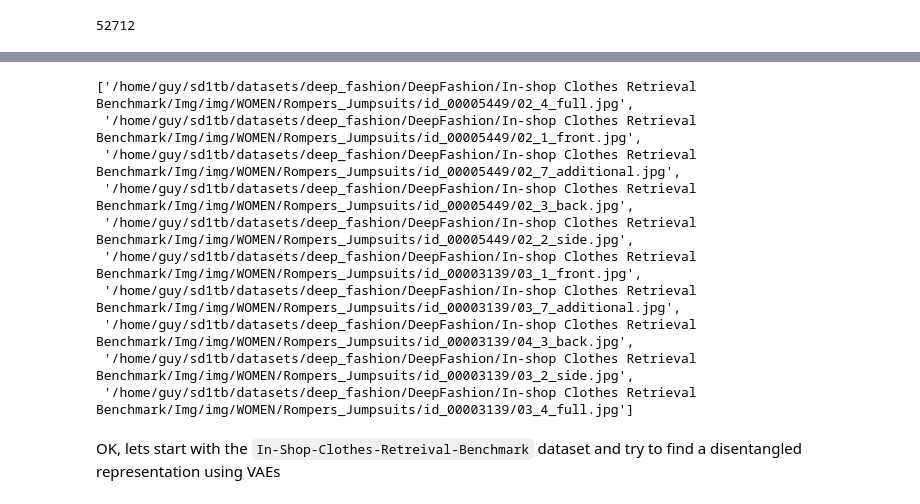
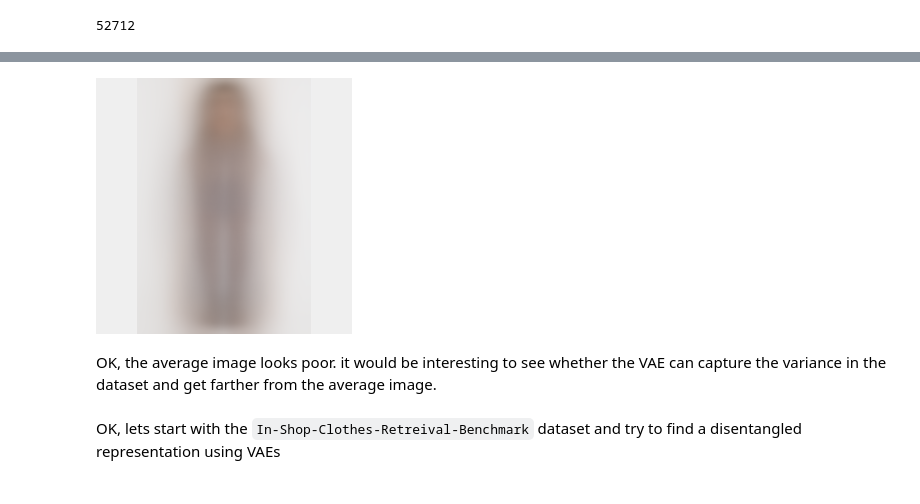
Before and after one commit to guyk1971/PyTorch-VAE, a Jupyter notebook: my_experiments/sandbox/DeepFashion.ipynb, the cells around one changed output, grey strips where cells are left out. Saved outputs shown, nothing was run; the diff lists cells and outputs as text; code cells hidden in the pictures.

```diff
--- a/my_experiments/sandbox/DeepFashion.ipynb
+++ b/my_experiments/sandbox/DeepFashion.ipynb
@@ -146,16 +175,15 @@ image_grid(imgs,5,5)
-# %%
-img_fn[:10]
-# %% [output]
-['/home/guy/sd1tb/datasets/deep_fashion/DeepFashion/In-shop Clothes Retrieval Benchmark/Img/img/WOMEN/Rompers_Jumpsuits/id_00005449/02_4_full.jpg',
- '/home/guy/sd1tb/datasets/deep_fashion/DeepFashion/In-shop Clothes Retrieval Benchmark/Img/img/WOMEN/Rompers_Jumpsuits/id_00005449/02_1_front.jpg',
- '/home/guy/sd1tb/datasets/deep_fashion/DeepFashion/In-shop Clothes Retrieval Benchmark/Img/img/WOMEN/Rompers_Jumpsuits/id_00005449/02_7_additional.jpg',
- '/home/guy/sd1tb/datasets/deep_fashion/DeepFashion/In-shop Clothes Retrieval Benchmark/Img/img/WOMEN/Rompers_Jumpsuits/id_00005449/02_3_back.jpg',
- '/home/guy/sd1tb/datasets/deep_fashion/DeepFashion/In-shop Clothes Retrieval Benchmark/Img/img/WOMEN/Rompers_Jumpsuits/id_00005449/02_2_side.jpg',
- '/home/guy/sd1tb/datasets/deep_fashion/DeepFashion/In-shop Clothes Retrieval Benchmark/Img/img/WOMEN/Rompers_Jumpsuits/id_00003139/03_1_front.jpg',
- '/home/guy/sd1tb/datasets/deep_fashion/DeepFashion/In-shop Clothes Retrieval Benchmark/Img/img/WOMEN/Rompers_Jumpsuits/id_00003139/03_7_additional.jpg',
- '/home/guy/sd1tb/datasets/deep_fashion/DeepFashion/In-shop Clothes Retrieval Benchmark/Img/img/WOMEN/Rompers_Jumpsuits/id_00003139/04_3_back.jpg',
- '/home/guy/sd1tb/datasets/deep_fashion/DeepFashion/In-shop Clothes Retrieval Benchmark/Img/img/WOMEN/Rompers_Jumpsuits/id_00003139/03_2_side.jpg',
- '/home/guy/sd1tb/datasets/deep_fashion/DeepFashion/In-shop Clothes Retrieval Benchmark/Img/img/WOMEN/Rompers_Jumpsuits/id_00003139/03_4_full.jpg']
+# %%
+img_indxs = [i for i in range(20000)]
+avg_img = np.zeros_like(Image.open(img_fn[0]),dtype=np.float64)
+for i,idx in enumerate(img_indxs):
+    img=Image.open(img_fn[idx])
+    avg_img+=np.asarray(img)
+avg_img = avg_img/len(img_indxs)
+Image.fromarray(np.uint8(avg_img))
+# %% [output]
+[figure, added]
+# %% [markdown]
+OK, the average image looks poor. it would be interesting to see whether the VAE can capture the variance in the dataset and get farther from the average image.
 # %% [markdown]
 OK, lets start with the `In-Shop-Clothes-Retreival-Benchmark` dataset and try to find a disentangled representation using VAEs
 # %% [markdown]
```
Also changed, not shown: parts of 21 cells of this notebook, 1 other file.
